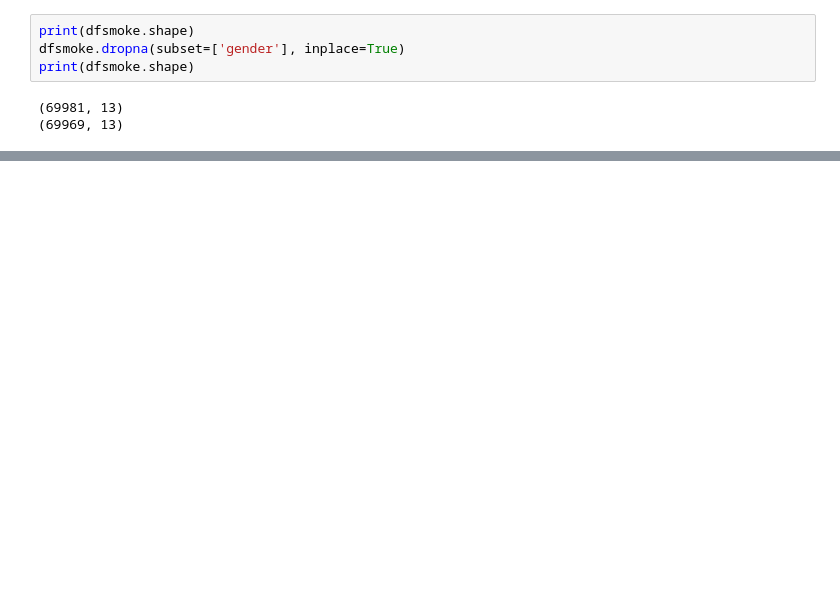
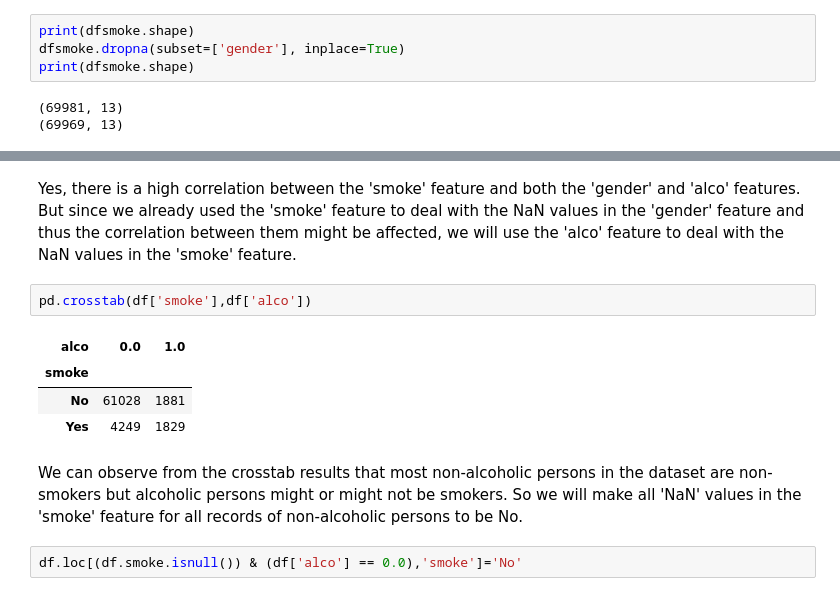
Before and after one commit to mkjubran/Fundamentals-of-AI-and-Machine-Learning, a Jupyter notebook: EXPLORATORY_DATA_ANALYSIS_–_DATA_CLEANING.ipynb, the cells around one changed output, grey strips where cells are left out. Saved outputs shown, nothing was run; the diff lists cells and outputs as text; blank space fills up the shorter version.

```diff
--- a/EXPLORATORY_DATA_ANALYSIS_–_DATA_CLEANING.ipynb
+++ b/EXPLORATORY_DATA_ANALYSIS_–_DATA_CLEANING.ipynb
@@ -354,0 +390,13 @@ print(dfsmoke.shape)
+# %% [markdown]
+Yes, there is a high correlation between the 'smoke' feature and both the 'gender' and 'alco' features. But since we already used the 'smoke' feature to deal with the NaN values in the 'gender' feature and thus the correlation between them might be affected, we will use the 'alco' feature to deal with the NaN values in the 'smoke' feature.
+# %%
+pd.crosstab(df['smoke'],df['alco'])
+# %% [output]
+| alco | 0.0 | 1.0 |
+| smoke |  |  |
+| No | 61028 | 1881 |
+| Yes | 4249 | 1829 |
+# %% [markdown]
+We can observe from the crosstab results that most non-alcoholic persons in the dataset are non-smokers but alcoholic persons might or might not be smokers. So we will make all 'NaN' values in the 'smoke' feature for all records of non-alcoholic persons to be No.
+# %%
+df.loc[(df.smoke.isnull()) & (df['alco'] == 0.0),'smoke']='No'
```
Also changed, not shown: parts of 39 cells of this notebook.
